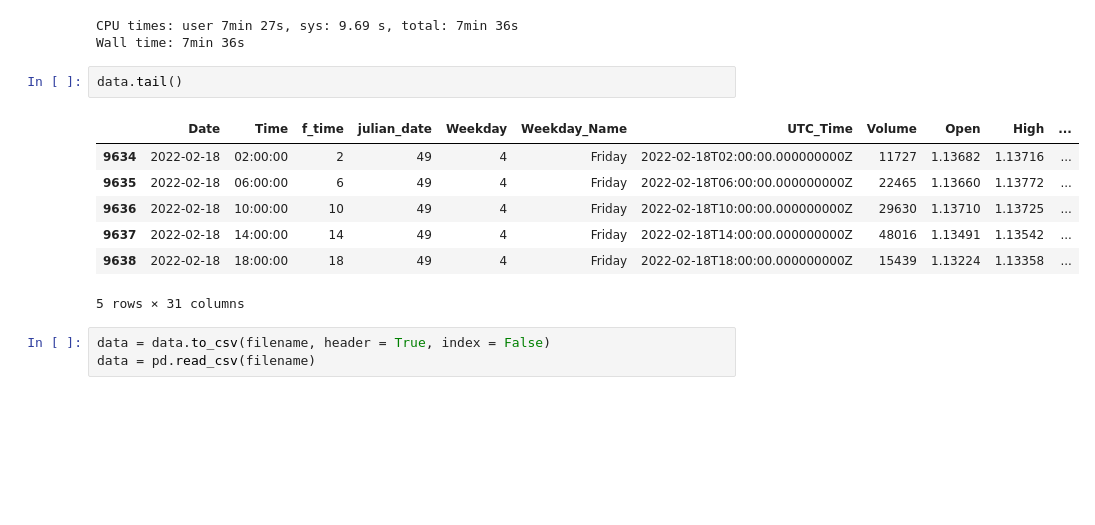
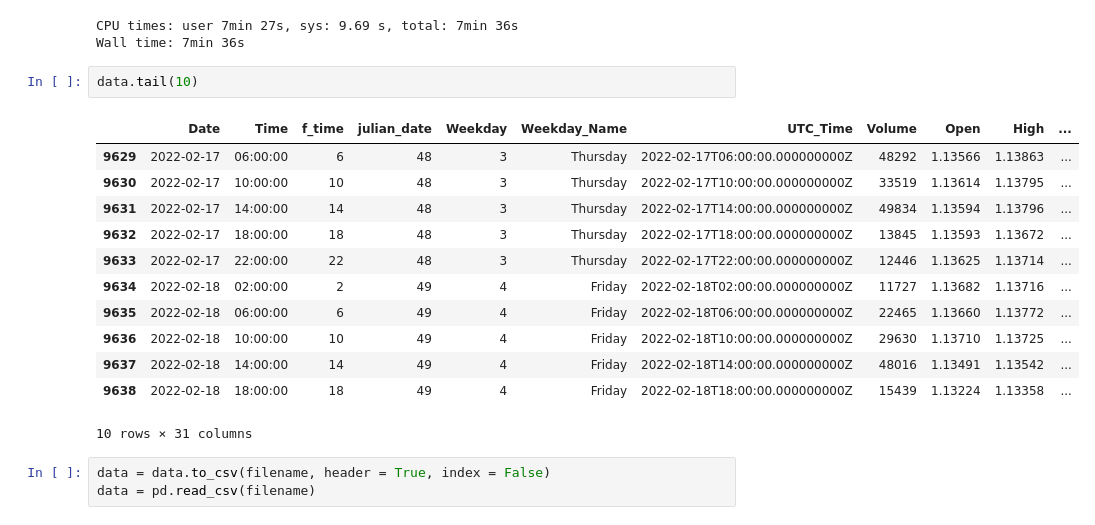
Before and after one commit to Forexience/Forexience, a Jupyter notebook: ML_Pipelines/00_Back_Test_Get_Candlestick.ipynb, the cells around one changed output. Drawn from its saved outputs; the diff is of its cells as text; blank space fills up the shorter version.

```diff
--- a/ML_Pipelines/00_Back_Test_Get_Candlestick.ipynb
+++ b/ML_Pipelines/00_Back_Test_Get_Candlestick.ipynb
@@ -305,15 +305,20 @@ for candle_no in vols:
 CPU times: user 7min 27s, sys: 9.69 s, total: 7min 36s
 Wall time: 7min 36s
 # %%
-data.tail()
+data.tail(10)
 # %% [output]
 |  | Date | Time | f_time | julian_date | Weekday | Weekday_Name | UTC_Time | Volume | Open | High | ... |
+| 9629 | 2022-02-17 | 06:00:00 | 6 | 48 | 3 | Thursday | 2022-02-17T06:00:00.000000000Z | 48292 | 1.13566 | 1.13863 | ... |
+| 9630 | 2022-02-17 | 10:00:00 | 10 | 48 | 3 | Thursday | 2022-02-17T10:00:00.000000000Z | 33519 | 1.13614 | 1.13795 | ... |
+| 9631 | 2022-02-17 | 14:00:00 | 14 | 48 | 3 | Thursday | 2022-02-17T14:00:00.000000000Z | 49834 | 1.13594 | 1.13796 | ... |
+| 9632 | 2022-02-17 | 18:00:00 | 18 | 48 | 3 | Thursday | 2022-02-17T18:00:00.000000000Z | 13845 | 1.13593 | 1.13672 | ... |
+| 9633 | 2022-02-17 | 22:00:00 | 22 | 48 | 3 | Thursday | 2022-02-17T22:00:00.000000000Z | 12446 | 1.13625 | 1.13714 | ... |
 | 9634 | 2022-02-18 | 02:00:00 | 2 | 49 | 4 | Friday | 2022-02-18T02:00:00.000000000Z | 11727 | 1.13682 | 1.13716 | ... |
 | 9635 | 2022-02-18 | 06:00:00 | 6 | 49 | 4 | Friday | 2022-02-18T06:00:00.000000000Z | 22465 | 1.13660 | 1.13772 | ... |
 | 9636 | 2022-02-18 | 10:00:00 | 10 | 49 | 4 | Friday | 2022-02-18T10:00:00.000000000Z | 29630 | 1.13710 | 1.13725 | ... |
 | 9637 | 2022-02-18 | 14:00:00 | 14 | 49 | 4 | Friday | 2022-02-18T14:00:00.000000000Z | 48016 | 1.13491 | 1.13542 | ... |
 | 9638 | 2022-02-18 | 18:00:00 | 18 | 49 | 4 | Friday | 2022-02-18T18:00:00.000000000Z | 15439 | 1.13224 | 1.13358 | ... |
-5 rows × 31 columns
+10 rows × 31 columns
 # %%
 data = data.to_csv(filename, header = True, index = False)
 data = pd.read_csv(filename)
```
Also changed, not shown: 3 other files.
